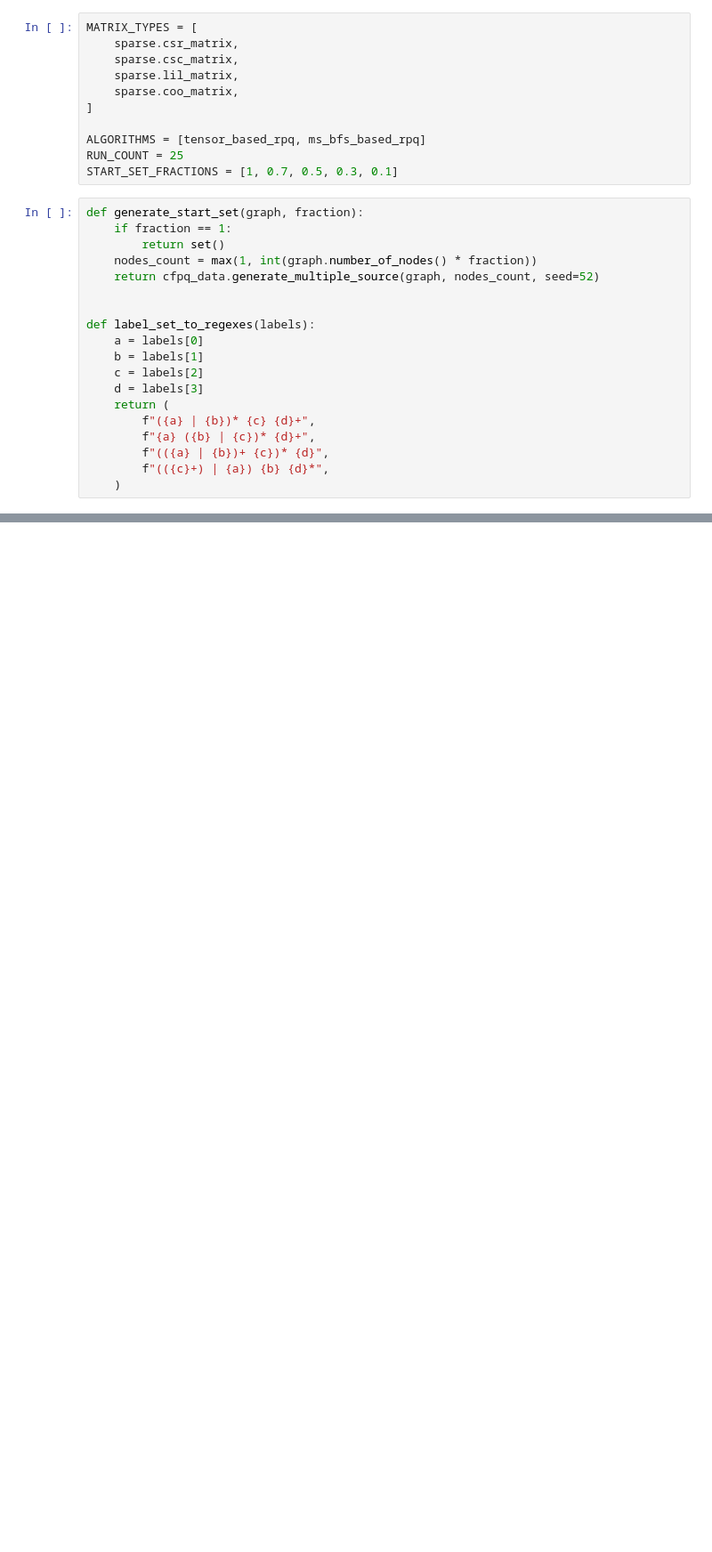
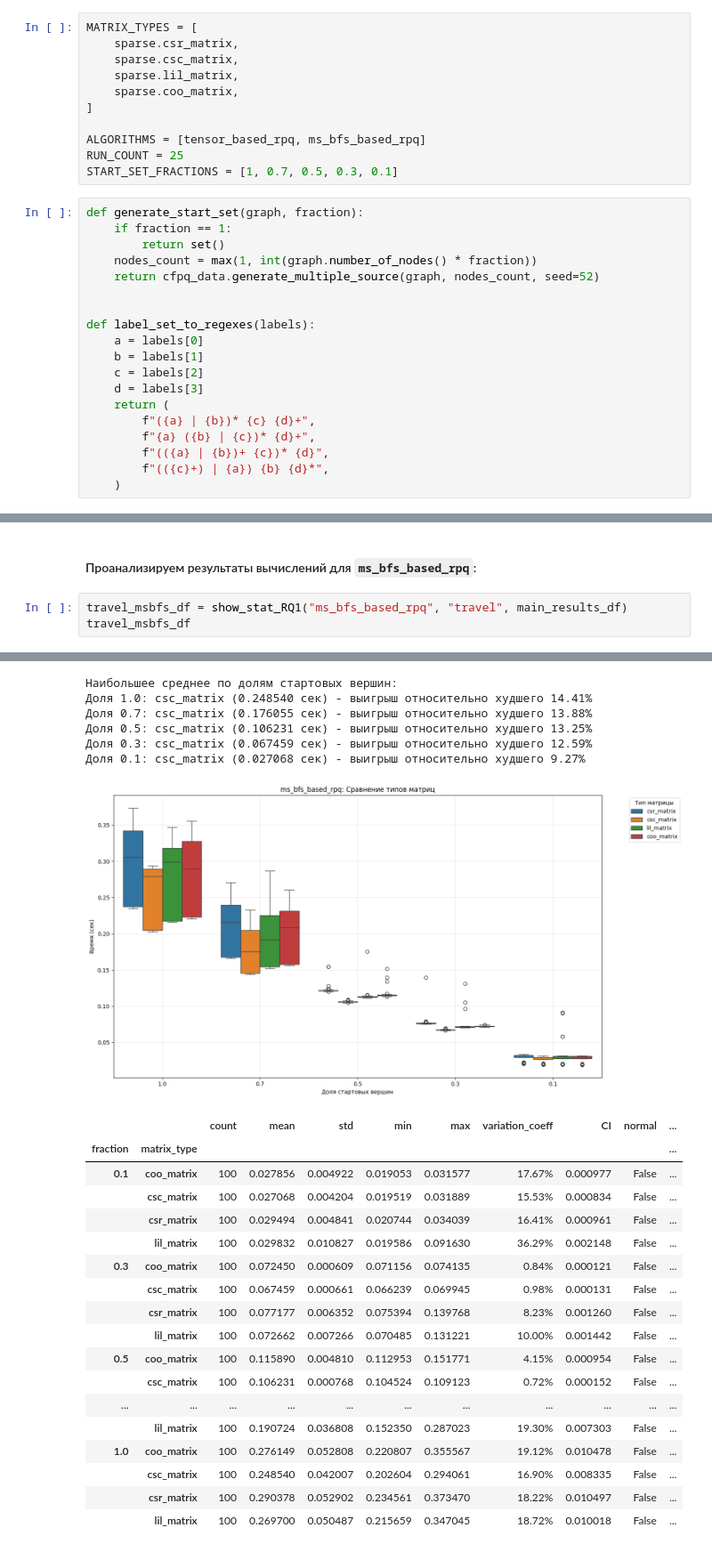
Before and after one commit to vicitori/formal-lang-course, a Jupyter notebook: project/experiment/experiment.ipynb, the cells around one changed output, grey strips where cells are left out. Shown: that part at 89% size. Saved outputs shown, nothing was run; the diff lists cells and outputs as text; blank space fills up the shorter version.

```diff
--- a/project/experiment/experiment.ipynb
+++ b/project/experiment/experiment.ipynb
@@ -273,0 +448,6 @@ for g in df_results["graph"].unique():
+# %% [markdown]
+#### Проанализируем результаты вычислений для `ms_bfs_based_rpq`:
+# %%
+travel_msbfs_df = show_stat_RQ1("ms_bfs_based_rpq", "travel", main_results_df)
+travel_msbfs_df
+# %% [output]
@@ -273,0 +456,25 @@ for g in df_results["graph"].unique():
+Наибольшее среднее по долям стартовых вершин:
+Доля 1.0: csc_matrix (0.248540 сек) - выигрыш относительно худшего 14.41%
+Доля 0.7: csc_matrix (0.176055 сек) - выигрыш относительно худшего 13.88%
+Доля 0.5: csc_matrix (0.106231 сек) - выигрыш относительно худшего 13.25%
+Доля 0.3: csc_matrix (0.067459 сек) - выигрыш относительно худшего 12.59%
+Доля 0.1: csc_matrix (0.027068 сек) - выигрыш относительно худшего 9.27%
+[figure, added]
+|  |  | count | mean | std | min | max | variation_coeff | CI | normal | ... |
+| fraction | matrix_type |  |  |  |  |  |  |  |  | ... |
+| 0.1 | coo_matrix | 100 | 0.027856 | 0.004922 | 0.019053 | 0.031577 | 17.67% | 0.000977 | False | ... |
+|  | csc_matrix | 100 | 0.027068 | 0.004204 | 0.019519 | 0.031889 | 15.53% | 0.000834 | False | ... |
+|  | csr_matrix | 100 | 0.029494 | 0.004841 | 0.020744 | 0.034039 | 16.41% | 0.000961 | False | ... |
+|  | lil_matrix | 100 | 0.029832 | 0.010827 | 0.019586 | 0.091630 | 36.29% | 0.002148 | False | ... |
+| 0.3 | coo_matrix | 100 | 0.072450 | 0.000609 | 0.071156 | 0.074135 | 0.84% | 0.000121 | False | ... |
+|  | csc_matrix | 100 | 0.067459 | 0.000661 | 0.066239 | 0.069945 | 0.98% | 0.000131 | False | ... |
+|  | csr_matrix | 100 | 0.077177 | 0.006352 | 0.075394 | 0.139768 | 8.23% | 0.001260 | False | ... |
+|  | lil_matrix | 100 | 0.072662 | 0.007266 | 0.070485 | 0.131221 | 10.00% | 0.001442 | False | ... |
+| 0.5 | coo_matrix | 100 | 0.115890 | 0.004810 | 0.112953 | 0.151771 | 4.15% | 0.000954 | False | ... |
+|  | csc_matrix | 100 | 0.106231 | 0.000768 | 0.104524 | 0.109123 | 0.72% | 0.000152 | False | ... |
+| ... | ... | ... | ... | ... | ... | ... | ... | ... | ... | ... |
+|  | lil_matrix | 100 | 0.190724 | 0.036808 | 0.152350 | 0.287023 | 19.30% | 0.007303 | False | ... |
+| 1.0 | coo_matrix | 100 | 0.276149 | 0.052808 | 0.220807 | 0.355567 | 19.12% | 0.010478 | False | ... |
+|  | csc_matrix | 100 | 0.248540 | 0.042007 | 0.202604 | 0.294061 | 16.90% | 0.008335 | False | ... |
+|  | csr_matrix | 100 | 0.290378 | 0.052902 | 0.234561 | 0.373470 | 18.22% | 0.010497 | False | ... |
+|  | lil_matrix | 100 | 0.269700 | 0.050487 | 0.215659 | 0.347045 | 18.72% | 0.010018 | False | ... |
```
Also changed, not shown: parts of 36 cells of this notebook, 1 other file.
